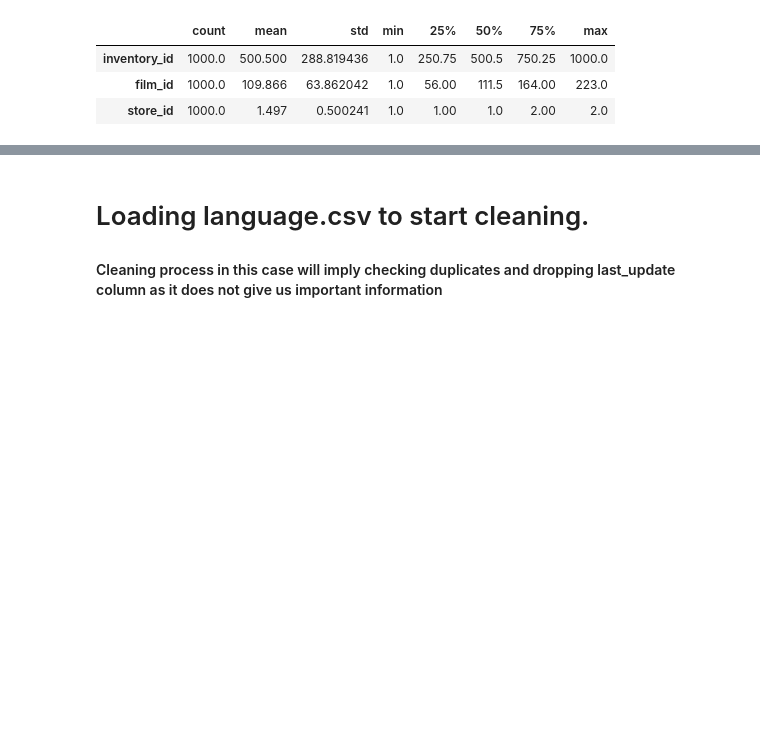
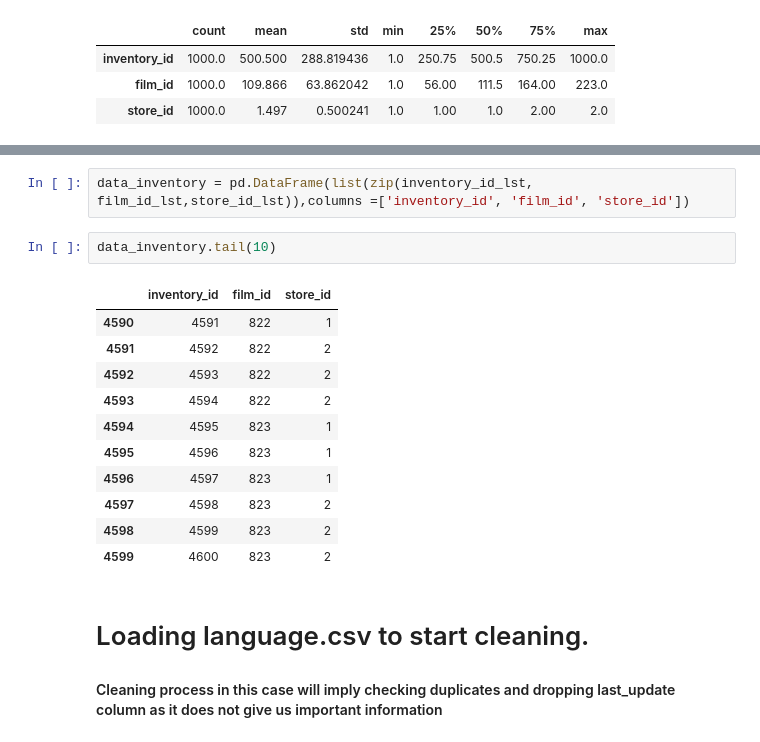
Before and after one commit to pombo7676/w3-database-project, a Jupyter notebook: SRC/Films_main.ipynb, the cells around one changed output, grey strips where cells are left out. Saved outputs shown, nothing was run; the diff lists cells and outputs as text; blank space fills up the shorter version.

```diff
--- a/SRC/Films_main.ipynb
+++ b/SRC/Films_main.ipynb
@@ -304,3 +300,19 @@ data_inventory.tail(25)
+# %%
+data_inventory = pd.DataFrame(list(zip(inventory_id_lst, film_id_lst,store_id_lst)),columns =['inventory_id', 'film_id', 'store_id'])
+# %%
+data_inventory.tail(10)
+# %% [output]
+|  | inventory_id | film_id | store_id |
+| 4590 | 4591 | 822 | 1 |
+| 4591 | 4592 | 822 | 2 |
+| 4592 | 4593 | 822 | 2 |
+| 4593 | 4594 | 822 | 2 |
+| 4594 | 4595 | 823 | 1 |
+| 4595 | 4596 | 823 | 1 |
+| 4596 | 4597 | 823 | 1 |
+| 4597 | 4598 | 823 | 2 |
+| 4598 | 4599 | 823 | 2 |
+| 4599 | 4600 | 823 | 2 |
 # %% [markdown]
 # Loading language.csv to start cleaning.
 
```
Also changed, not shown: parts of 36 cells of this notebook.
